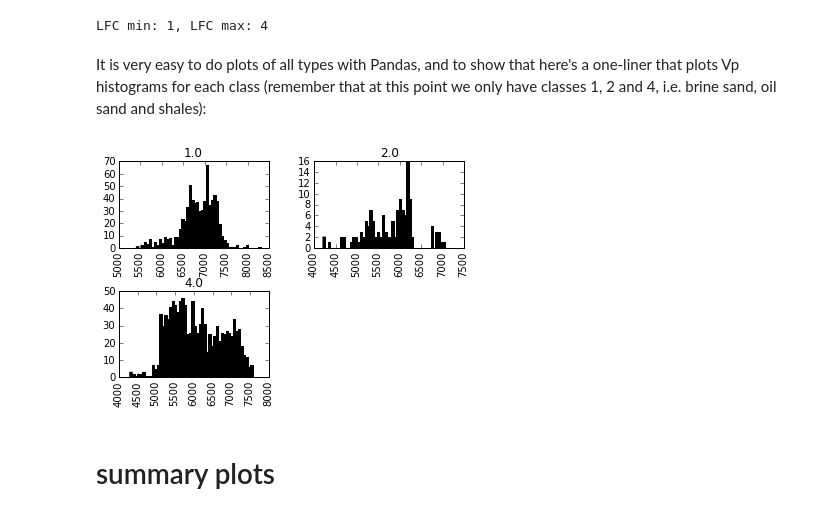
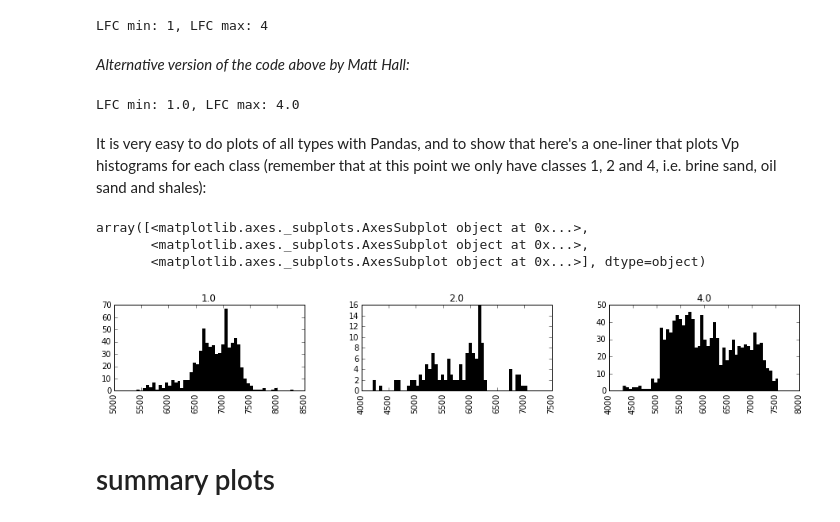
Before and after one commit to Kevin2599/geophysical_notes, a Jupyter notebook: creating_synthetic_data.ipynb, the cells around one changed output. Saved outputs shown, nothing was run; the diff lists cells and outputs as text; code cells hidden in the pictures.

```diff
--- a/creating_synthetic_data.ipynb
+++ b/creating_synthetic_data.ipynb
@@ -162,12 +172,21 @@ And a final check to make this newly defined `LFC` log only has values within th
 print("LFC min: %d, LFC max: %d" % (L.LFC.min(), L.LFC.max()))
 # %% [output]
 LFC min: 1, LFC max: 4
+# %% [markdown]
+_Alternative version of the code above by Matt Hall:_
+# %%
+print("LFC min: {0}, LFC max: {1}".format(L.LFC.min(), L.LFC.max()))
+# %% [output]
+LFC min: 1.0, LFC max: 4.0
 # %% [markdown]
 It is very easy to do plots of all types with Pandas, and to show that here's a one-liner that plots Vp histograms for each class (remember that at this point we only have classes 1, 2 and 4, i.e. brine sand, oil sand and shales):
 # %%
-L.IP.hist(bins=50, color='black',by=L.LFC);
+L.IP.hist(bins=50, color='black', by=L.LFC, figsize=(15,2), layout=(1,3), lw=0)
 # %% [output]
+array([<matplotlib.axes._subplots.AxesSubplot object at 0x...>,
+       <matplotlib.axes._subplots.AxesSubplot object at 0x...>,
+       <matplotlib.axes._subplots.AxesSubplot object at 0x...>], dtype=object)
-[figure, old version]
+[figure, new version]
 # %% [markdown]
 # summary plots
 # %% [markdown]
```
Also changed, not shown: parts of 8 cells of this notebook, 2 other files.
